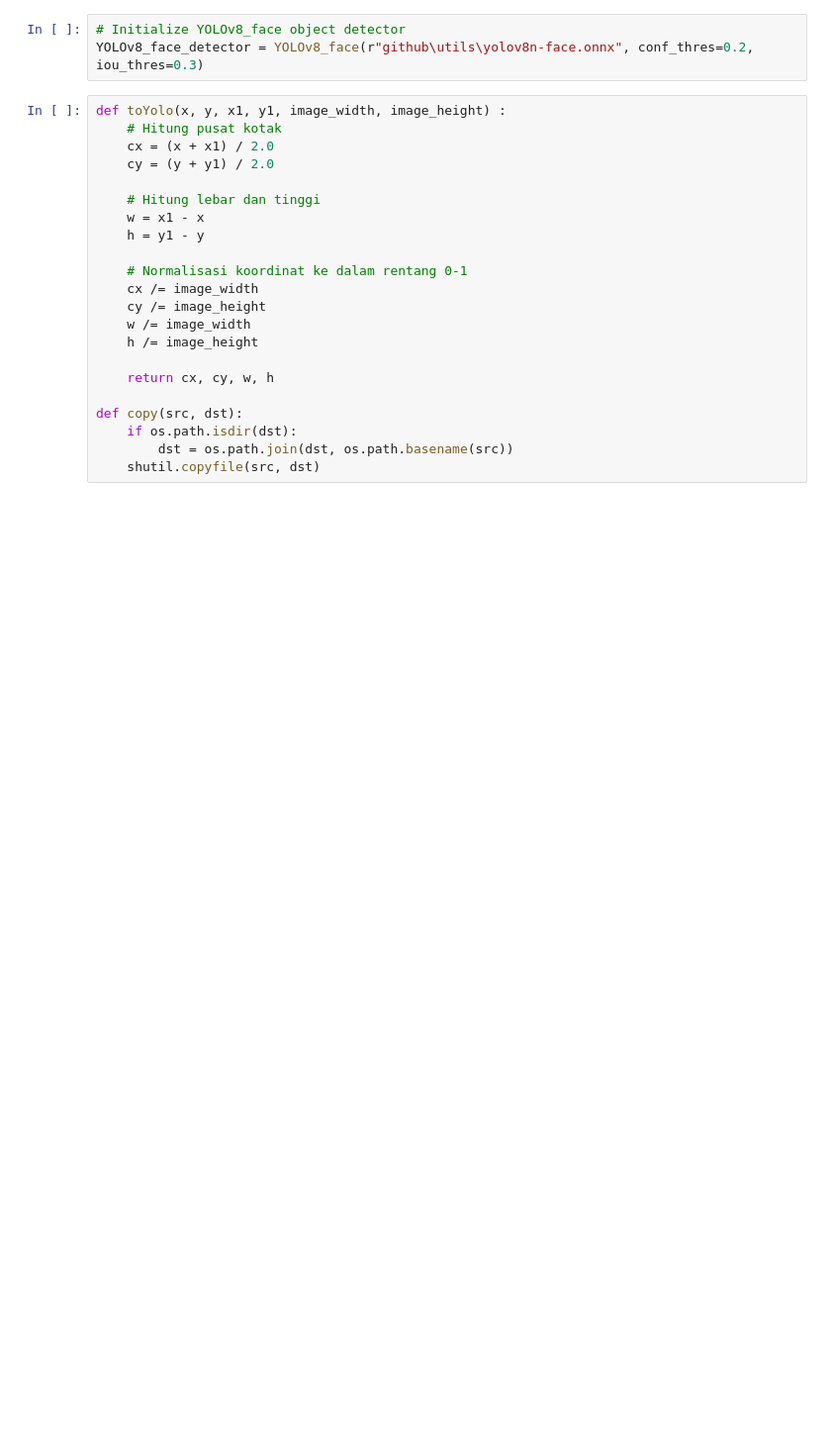
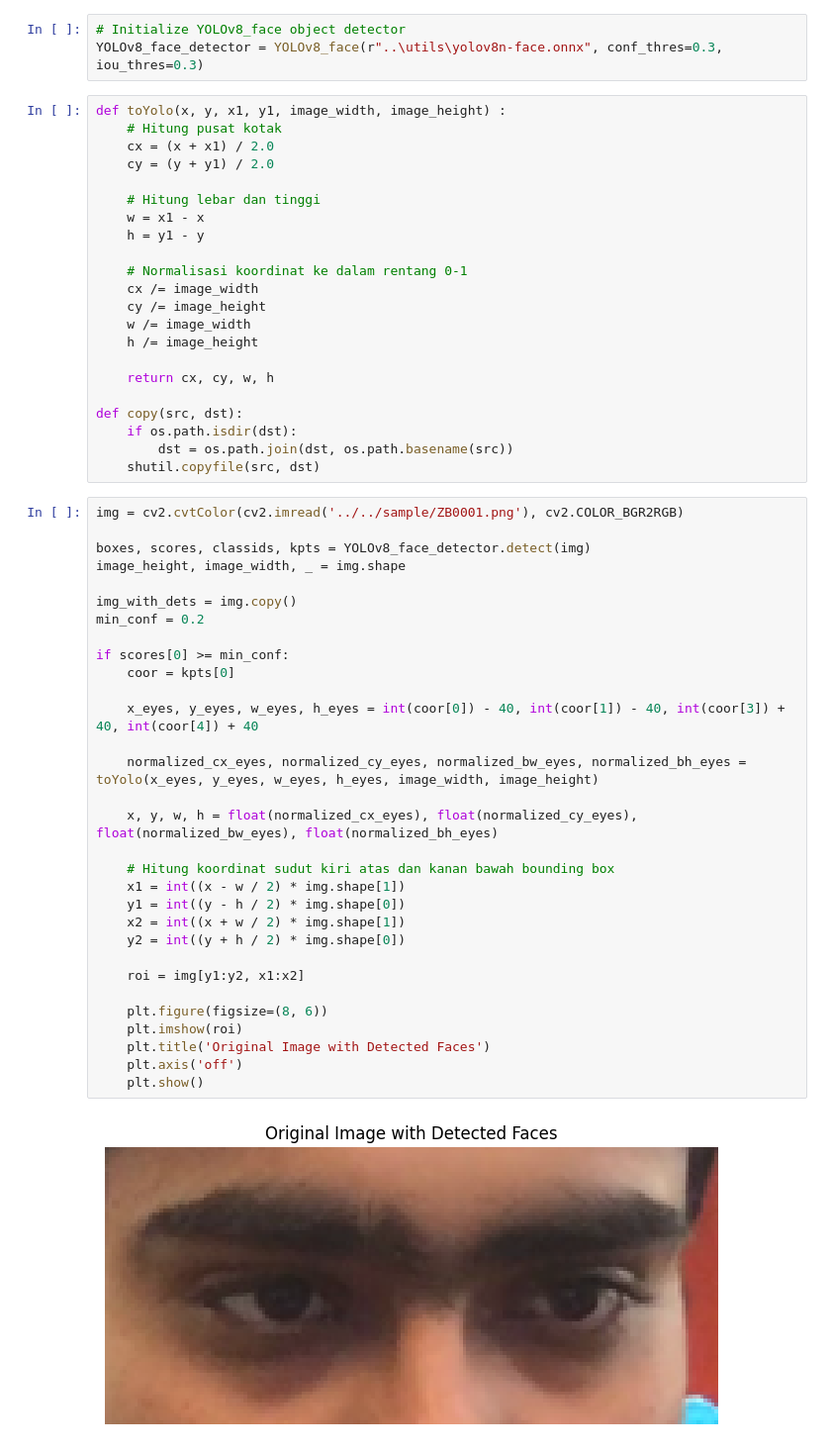
Before and after one commit to PLWEP/Comvis-Drowsy, a Jupyter notebook: prepro gambar/yolo-face_images.ipynb, the cells around one changed output. Shown at 99% size. Saved outputs shown, nothing was run; the diff lists cells and outputs as text; blank space fills up the shorter version.

```diff
--- a/prepro gambar/yolo-face_images.ipynb
+++ b/prepro gambar/yolo-face_images.ipynb
@@ -150,7 +152,7 @@ class YOLOv8_face:
         return image
 # %%
 # Initialize YOLOv8_face object detector
-YOLOv8_face_detector = YOLOv8_face(r"github\utils\yolov8n-face.onnx", conf_thres=0.2, iou_thres=0.3)
+YOLOv8_face_detector = YOLOv8_face(r"..\utils\yolov8n-face.onnx", conf_thres=0.3, iou_thres=0.3)
 # %%
 def toYolo(x, y, x1, y1, image_width, image_height) :
     # Hitung pusat kotak
@@ -173,4 +175,37 @@ def copy(src, dst):
     if os.path.isdir(dst):
         dst = os.path.join(dst, os.path.basename(src))
     shutil.copyfile(src, dst)
+# %%
+img = cv2.cvtColor(cv2.imread('../../sample/ZB0001.png'), cv2.COLOR_BGR2RGB)
+
+boxes, scores, classids, kpts = YOLOv8_face_detector.detect(img)
+image_height, image_width, _ = img.shape
+
+img_with_dets = img.copy()
+min_conf = 0.2
+
+if scores[0] >= min_conf:
+    coor = kpts[0]
+
+    x_eyes, y_eyes, w_eyes, h_eyes = int(coor[0]) - 40, int(coor[1]) - 40, int(coor[3]) + 40, int(coor[4]) + 40
+
+    normalized_cx_eyes, normalized_cy_eyes, normalized_bw_eyes, normalized_bh_eyes = toYolo(x_eyes, y_eyes, w_eyes, h_eyes, image_width, image_height)
+
+    x, y, w, h = float(normalized_cx_eyes), float(normalized_cy_eyes), float(normalized_bw_eyes), float(normalized_bh_eyes)
+
+    # Hitung koordinat sudut kiri atas dan kanan bawah bounding box
+    x1 = int((x - w / 2) * img.shape[1])
+    y1 = int((y - h / 2) * img.shape[0])
+    x2 = int((x + w / 2) * img.shape[1])
+    y2 = int((y + h / 2) * img.shape[0])
+
+    roi = img[y1:y2, x1:x2]
+
+    plt.figure(figsize=(8, 6))
+    plt.imshow(roi)
+    plt.title('Original Image with Detected Faces')
+    plt.axis('off')
+    plt.show()
+# %% [output]
+[figure, added]
 # %%
```
Also changed, not shown: parts of 3 cells of this notebook, 9 other files.
